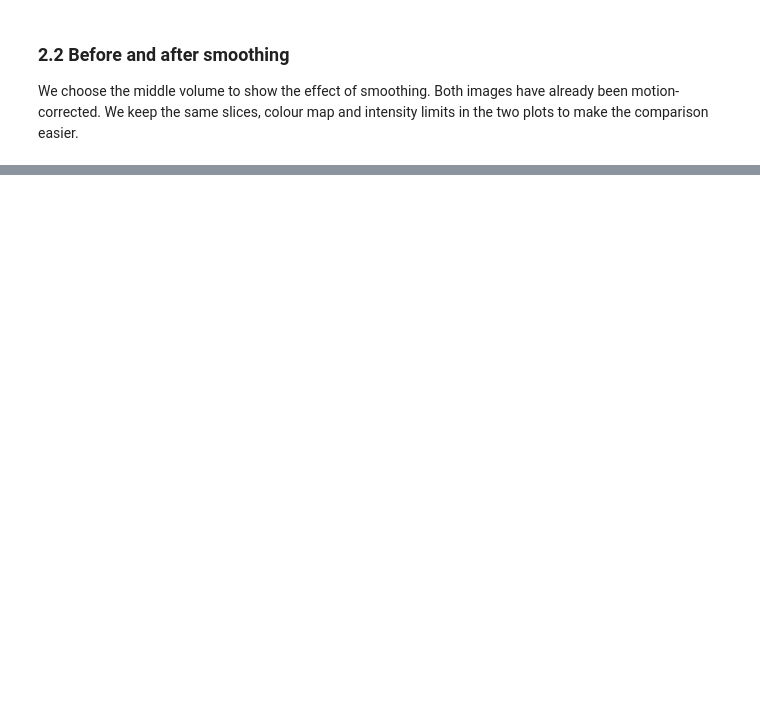
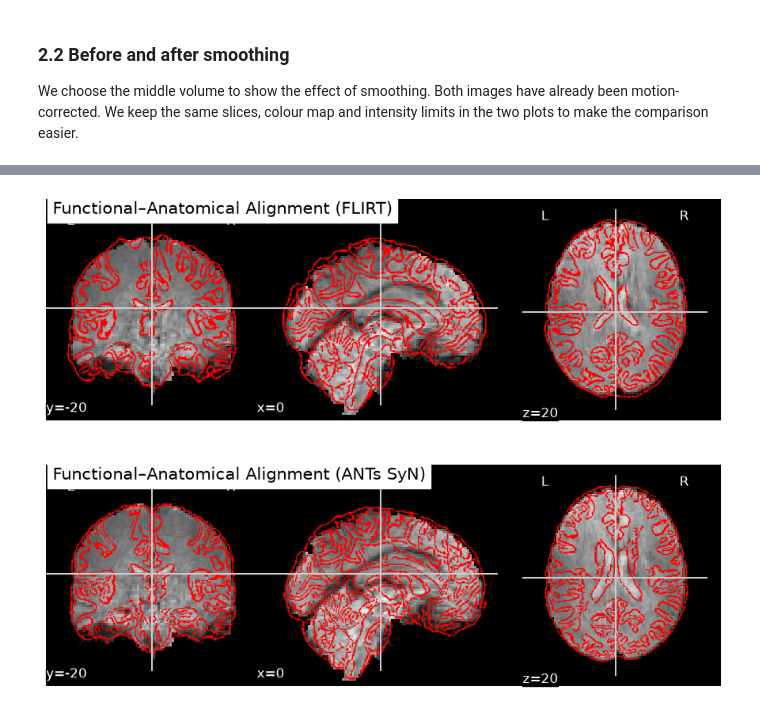
Before and after one commit to Yasmine-bou/NX421-MiniProject-1, a Jupyter notebook: 02_functional_preprocessing.ipynb, the cells around one changed output, grey strips where cells are left out. Saved outputs shown, nothing was run; the diff lists cells and outputs as text; code cells hidden in the pictures; blank space fills up the shorter version.

```diff
--- a/02_functional_preprocessing.ipynb
+++ b/02_functional_preprocessing.ipynb
@@ -313,0 +606,13 @@ print('Slice coordinates (image world space):', cut_coords)
+# %%
+# Select the middle functional volume for alignment inspection
+alignment_volume_index = moco_img.shape[3] // 2
+
+functional_volume = image.index_img(
+    str(moco_fmri_path),
+    alignment_volume_index
+)
+
+print("Selected functional volume:", alignment_volume_index)
+print("Volume dimensions:", functional_volume.shape)
+print("Voxel size (mm):", functional_volume.header.get_zooms()[:3])
+print("Orientation:", nib.aff2axcodes(functional_volume.affine))
@@ -313,0 +634,29 @@ print('Slice coordinates (image world space):', cut_coords)
+# %%
+# Compare FLIRT and ANTs SyN anatomical alignment with fMRI
+fig, axes = plt.subplots(2, 1, figsize=(11, 8))
+
+registrations = [
+    (anat_flirt_path, "Functional–Anatomical Alignment (FLIRT)"),
+    (anat_syn_path, "Functional–Anatomical Alignment (ANTs SyN)")
+]
+
+for ax, (anat_path, title) in zip(axes, registrations):
+
+    display = plotting.plot_epi(
+        functional_volume,
+        title=title,
+        display_mode="ortho",
+        cut_coords=(0, -20, 20),
+        cmap="gray",
+        axes=ax
+    )
+
+    display.add_edges(
+        str(anat_path),
+        color="red"
+    )
+
+fig.savefig(OUTPUT_DIR / 'alignment_flirt_vs_syn.png', dpi=200, bbox_inches='tight')
+plt.show()
+# %% [output]
+[figure, added]
```
Also changed, not shown: parts of 35 cells of this notebook.
